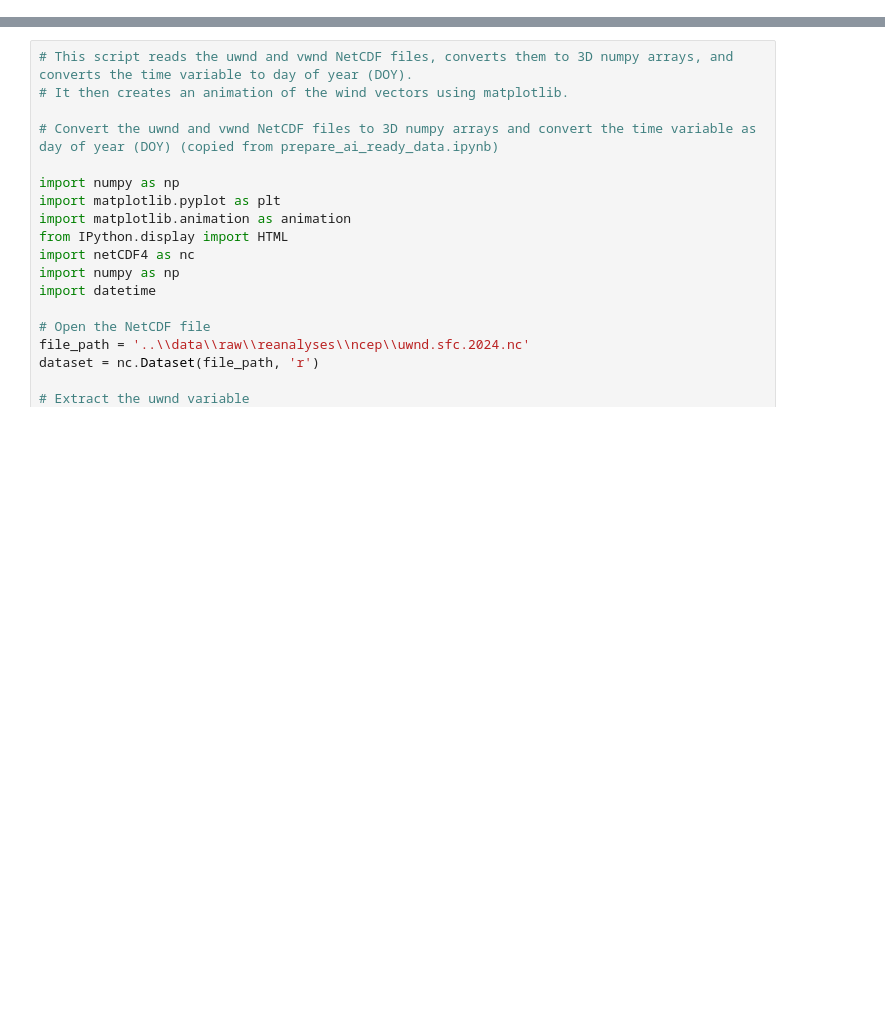
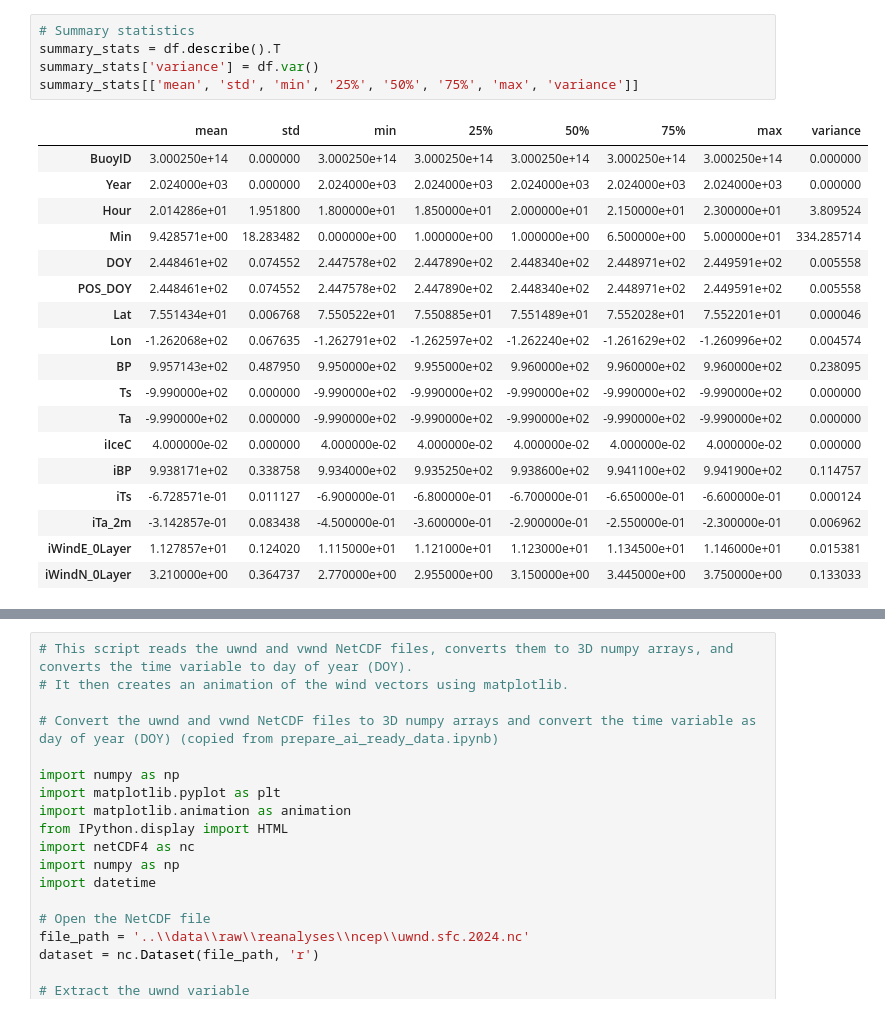
Before and after one commit to UW-MLGEO/MLGEO2024_AObuoypredict, a Jupyter notebook: notebooks/eda.ipynb, the cells around one changed output, grey strips where cells are left out. Drawn from its saved outputs; the diff is of its cells as text; blank space fills up the shorter version.

```diff
--- a/notebooks/eda.ipynb
+++ b/notebooks/eda.ipynb
@@ -0,0 +33,24 @@
+# %%
+# Summary statistics
+summary_stats = df.describe().T
+summary_stats['variance'] = df.var()
+summary_stats[['mean', 'std', 'min', '25%', '50%', '75%', 'max', 'variance']]
+# %% [output]
+|  | mean | std | min | 25% | 50% | 75% | max | variance |
+| BuoyID | 3.000250e+14 | 0.000000 | 3.000250e+14 | 3.000250e+14 | 3.000250e+14 | 3.000250e+14 | 3.000250e+14 | 0.000000 |
+| Year | 2.024000e+03 | 0.000000 | 2.024000e+03 | 2.024000e+03 | 2.024000e+03 | 2.024000e+03 | 2.024000e+03 | 0.000000 |
+| Hour | 2.014286e+01 | 1.951800 | 1.800000e+01 | 1.850000e+01 | 2.000000e+01 | 2.150000e+01 | 2.300000e+01 | 3.809524 |
+| Min | 9.428571e+00 | 18.283482 | 0.000000e+00 | 1.000000e+00 | 1.000000e+00 | 6.500000e+00 | 5.000000e+01 | 334.285714 |
+| DOY | 2.448461e+02 | 0.074552 | 2.447578e+02 | 2.447890e+02 | 2.448340e+02 | 2.448971e+02 | 2.449591e+02 | 0.005558 |
+| POS_DOY | 2.448461e+02 | 0.074552 | 2.447578e+02 | 2.447890e+02 | 2.448340e+02 | 2.448971e+02 | 2.449591e+02 | 0.005558 |
+| Lat | 7.551434e+01 | 0.006768 | 7.550522e+01 | 7.550885e+01 | 7.551489e+01 | 7.552028e+01 | 7.552201e+01 | 0.000046 |
+| Lon | -1.262068e+02 | 0.067635 | -1.262791e+02 | -1.262597e+02 | -1.262240e+02 | -1.261629e+02 | -1.260996e+02 | 0.004574 |
+| BP | 9.957143e+02 | 0.487950 | 9.950000e+02 | 9.955000e+02 | 9.960000e+02 | 9.960000e+02 | 9.960000e+02 | 0.238095 |
+| Ts | -9.990000e+02 | 0.000000 | -9.990000e+02 | -9.990000e+02 | -9.990000e+02 | -9.990000e+02 | -9.990000e+02 | 0.000000 |
+| Ta | -9.990000e+02 | 0.000000 | -9.990000e+02 | -9.990000e+02 | -9.990000e+02 | -9.990000e+02 | -9.990000e+02 | 0.000000 |
+| iIceC | 4.000000e-02 | 0.000000 | 4.000000e-02 | 4.000000e-02 | 4.000000e-02 | 4.000000e-02 | 4.000000e-02 | 0.000000 |
+| iBP | 9.938171e+02 | 0.338758 | 9.934000e+02 | 9.935250e+02 | 9.938600e+02 | 9.941100e+02 | 9.941900e+02 | 0.114757 |
+| iTs | -6.728571e-01 | 0.011127 | -6.900000e-01 | -6.800000e-01 | -6.700000e-01 | -6.650000e-01 | -6.600000e-01 | 0.000124 |
+| iTa_2m | -3.142857e-01 | 0.083438 | -4.500000e-01 | -3.600000e-01 | -2.900000e-01 | -2.550000e-01 | -2.300000e-01 | 0.006962 |
+| iWindE_0Layer | 1.127857e+01 | 0.124020 | 1.115000e+01 | 1.121000e+01 | 1.123000e+01 | 1.134500e+01 | 1.146000e+01 | 0.015381 |
+| iWindN_0Layer | 3.210000e+00 | 0.364737 | 2.770000e+00 | 2.955000e+00 | 3.150000e+00 | 3.445000e+00 | 3.750000e+00 | 0.133033 |
```
Also changed, not shown: parts of 10 cells of this notebook, 3 other files.
